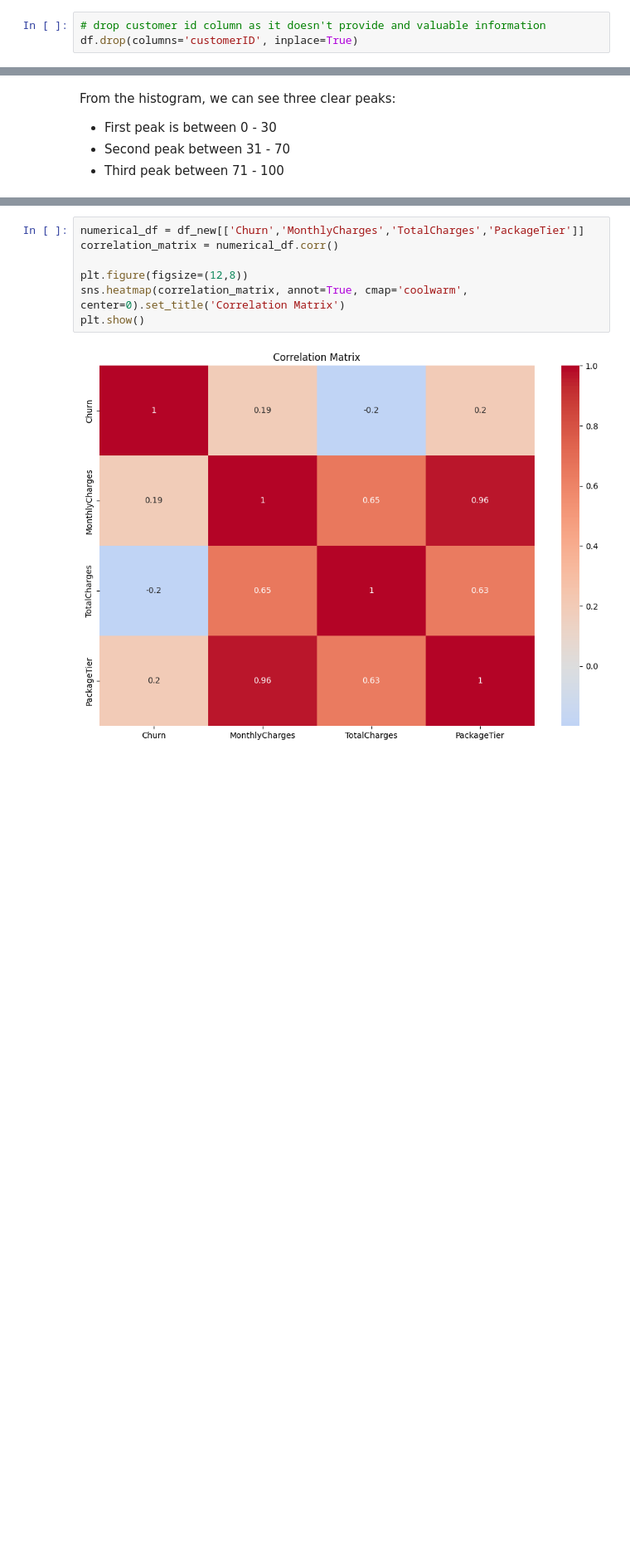
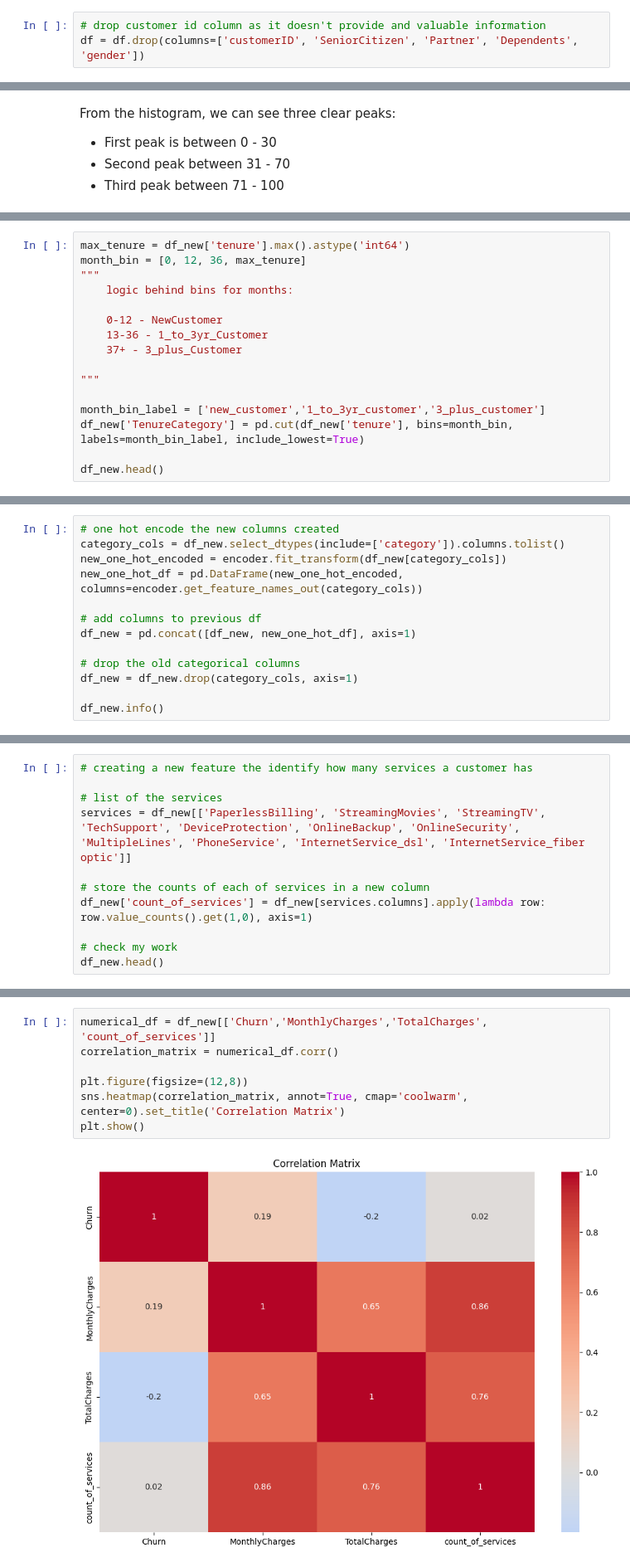
Before and after one commit to jacktorrealba/customer-churn, a Jupyter notebook: notebooks/03_feature_engineering.ipynb, the cells around one changed output, grey strips where cells are left out. Shown at 83% size. Cells and saved outputs as stored; diff of their text form; blank space fills up the shorter version.

```diff
--- a/notebooks/03_feature_engineering.ipynb
+++ b/notebooks/03_feature_engineering.ipynb
@@ -33,3 +32,3 @@ Dataset shape: (7043, 28)
 # %%
 # drop customer id column as it doesn't provide and valuable information
-df.drop(columns='customerID', inplace=True)
+df = df.drop(columns=['customerID', 'SeniorCitizen', 'Partner', 'Dependents', 'gender'])
@@ -125,0 +133,16 @@ plt.show()
+# %%
+max_tenure = df_new['tenure'].max().astype('int64')
+month_bin = [0, 12, 36, max_tenure]
+"""
+    logic behind bins for months:
+
+    0-12 - NewCustomer
+    13-36 - 1_to_3yr_Customer
+    37+ - 3_plus_Customer
+
+"""
+
+month_bin_label = ['new_customer','1_to_3yr_customer','3_plus_customer']
+df_new['TenureCategory'] = pd.cut(df_new['tenure'], bins=month_bin, labels=month_bin_label, include_lowest=True)
+
+df_new.head()
@@ -125,0 +161,13 @@ plt.show()
+# %%
+# one hot encode the new columns created
+category_cols = df_new.select_dtypes(include=['category']).columns.tolist()
+new_one_hot_encoded = encoder.fit_transform(df_new[category_cols])
+new_one_hot_df = pd.DataFrame(new_one_hot_encoded, columns=encoder.get_feature_names_out(category_cols))
+
+# add columns to previous df
+df_new = pd.concat([df_new, new_one_hot_df], axis=1)
+
+# drop the old categorical columns
+df_new = df_new.drop(category_cols, axis=1)
+
+df_new.info()
@@ -125,0 +194,11 @@ plt.show()
+# %%
+# creating a new feature the identify how many services a customer has
+
+# list of the services
+services = df_new[['PaperlessBilling', 'StreamingMovies', 'StreamingTV', 'TechSupport', 'DeviceProtection', 'OnlineBackup', 'OnlineSecurity', 'MultipleLines', 'PhoneService', 'InternetService_dsl', 'InternetService_fiber optic']]
+
+# store the counts of each of services in a new column
+df_new['count_of_services'] = df_new[services.columns].apply(lambda row: row.value_counts().get(1,0), axis=1)
+
+# check my work
+df_new.head()
@@ -126,9 +234,9 @@ plt.show()
 # %%
-numerical_df = df_new[['Churn','MonthlyCharges','TotalCharges','PackageTier']]
+numerical_df = df_new[['Churn','MonthlyCharges','TotalCharges', 'count_of_services']]
 correlation_matrix = numerical_df.corr()
 
 plt.figure(figsize=(12,8))
 sns.heatmap(correlation_matrix, annot=True, cmap='coolwarm', center=0).set_title('Correlation Matrix')
 plt.show()
 # %% [output]
-[figure, old version]
+[figure, new version]
```
Also changed, not shown: parts of 23 cells of this notebook, 3 other files.
